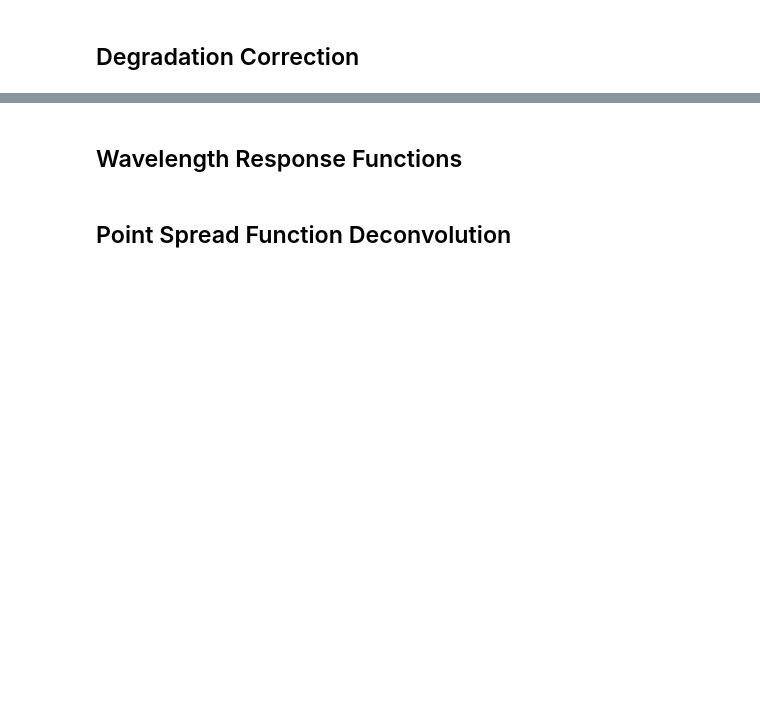
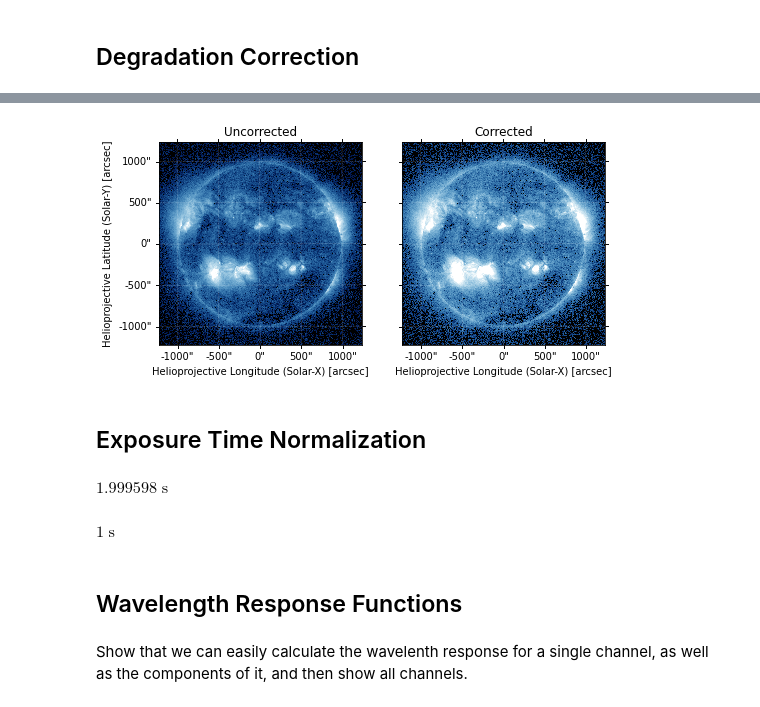
Before and after one commit to sunpy/sunpy.github.io, a Jupyter notebook: posts/2020/2020-07-01-aiapy-demo.ipynb, the cells around one changed output, grey strips where cells are left out. Saved outputs shown, nothing was run; the diff lists cells and outputs as text; code cells hidden in the pictures; blank space fills up the shorter version.

```diff
--- a/posts/2020/2020-07-01-aiapy-demo.ipynb
+++ b/posts/2020/2020-07-01-aiapy-demo.ipynb
@@ -26,0 +164,16 @@ Query an additional image at a later/earlier time to show effect of degradation
+# %%
+fig = plt.figure(figsize=(8,5))
+ax = fig.add_subplot(121,projection=m_335)
+m_335.plot(axes=ax,vmin=0,vmax=200,title='Uncorrected')
+ax = fig.add_subplot(122,projection=m_335_corrected)
+m_335_corrected.plot(axes=ax,vmin=0,vmax=100,title='Corrected')
+ax.coords[1].set_axislabel(' ')
+ax.coords[1].set_ticklabel_visible(False)
+# %% [output]
+[figure, added]
+# %% [markdown]
+## Exposure Time Normalization
+# %%
+m_171_lvl15.exposure_time
+# %% [output]
+$1.999598 \; \mathrm{s}$
@@ -27,4 +182,8 @@ Query an additional image at a later/earlier time to show effect of degradation
+# %%
+m_171_norm.exposure_time
+# %% [output]
+$1 \; \mathrm{s}$
 # %% [markdown]
 ## Wavelength Response Functions
-# %% [markdown]
-## Point Spread Function Deconvolution
+# %% [markdown]
+Show that we can easily calculate the wavelenth response for a single channel, as well as the components of it, and then show all channels.
```
Also changed, not shown: parts of 43 cells of this notebook.
